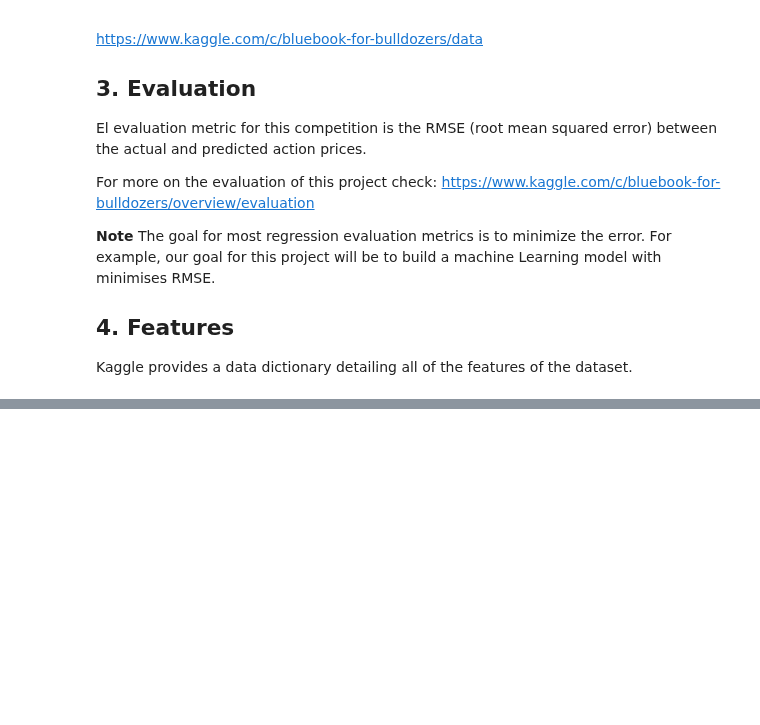
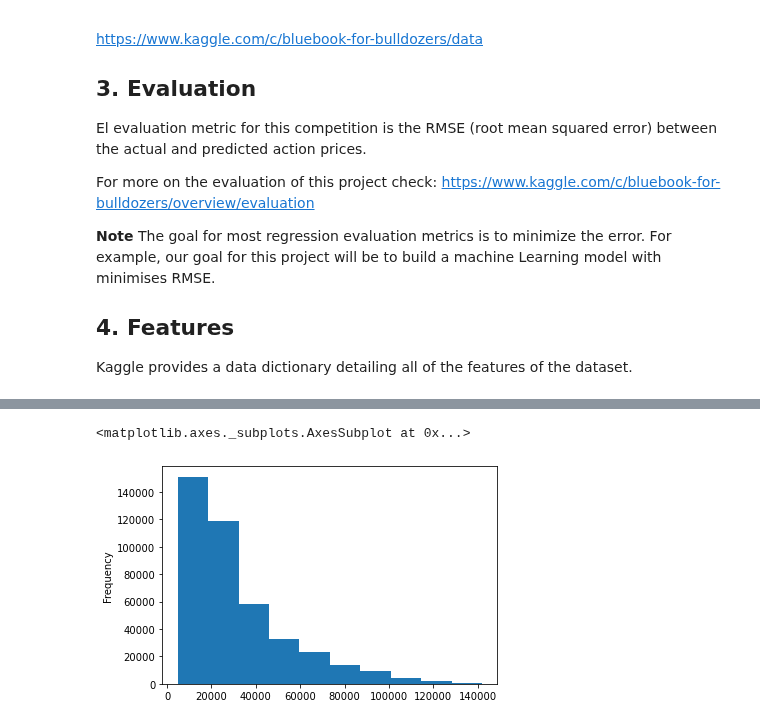
Before and after one commit to JavierMedel/ZM-Machine-Learning, a Jupyter notebook: Section-04-ml-projects/11-end-to-end-bluebook-bulldozer-price-regression.ipynb, the cells around one changed output, grey strips where cells are left out. Drawn from its saved outputs; the diff is of its cells as text; code cells hidden in the pictures; blank space fills up the shorter version.

```diff
--- a/Section-04-ml-projects/11-end-to-end-bluebook-bulldozer-price-regression.ipynb
+++ b/Section-04-ml-projects/11-end-to-end-bluebook-bulldozer-price-regression.ipynb
@@ -34,0 +111,5 @@ import sklearn
+# %%
+df.SalePrice.plot.hist()
+# %% [output]
+<matplotlib.axes._subplots.AxesSubplot at 0x...>
+[figure, added]
```
Also changed, not shown: parts of 12 cells of this notebook, 1 other file.
